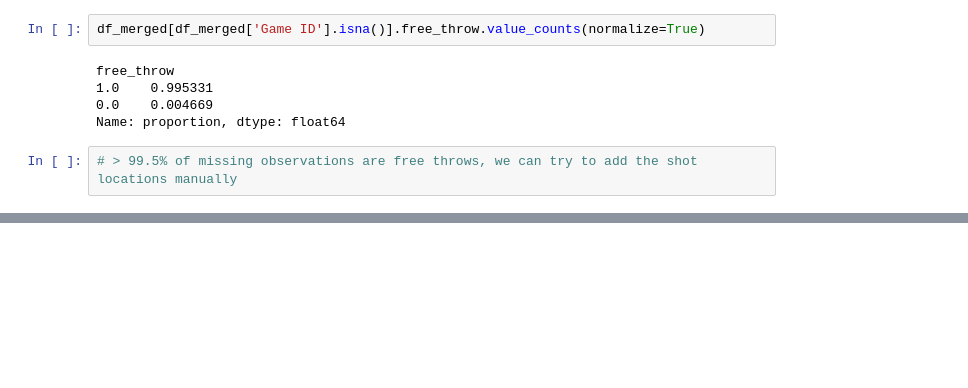
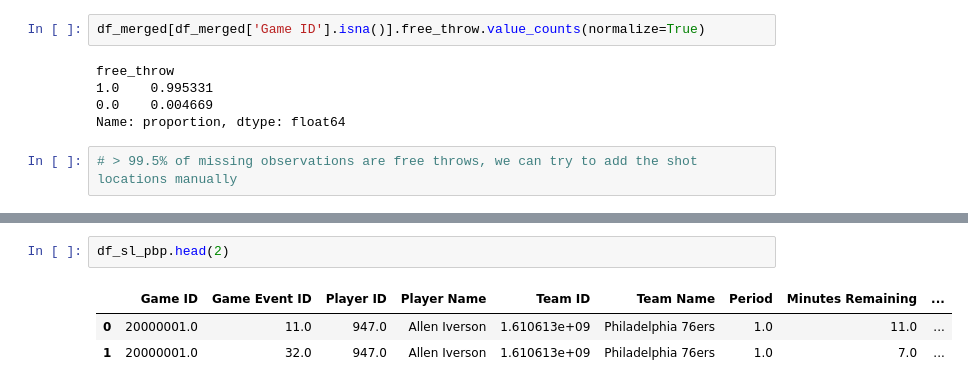
Before and after one commit to DataScientest-Studio/fev24_cds_nba1, a Jupyter notebook: notebooks/3.0-merge_datasets.ipynb, the cells around one changed output, grey strips where cells are left out. Cells and saved outputs as stored; diff of their text form; blank space fills up the shorter version.

```diff
--- a/notebooks/3.0-merge_datasets.ipynb
+++ b/notebooks/3.0-merge_datasets.ipynb
@@ -56,0 +71,6 @@ Name: proportion, dtype: float64
+# %%
+df_sl_pbp.head(2)
+# %% [output]
+|  | Game ID | Game Event ID | Player ID | Player Name | Team ID | Team Name | Period | Minutes Remaining | ... |
+| 0 | 20000001.0 | 11.0 | 947.0 | Allen Iverson | 1.610613e+09 | Philadelphia 76ers | 1.0 | 11.0 | ... |
+| 1 | 20000001.0 | 32.0 | 947.0 | Allen Iverson | 1.610613e+09 | Philadelphia 76ers | 1.0 | 7.0 | ... |
```
Also changed, not shown: parts of 12 cells of this notebook.
